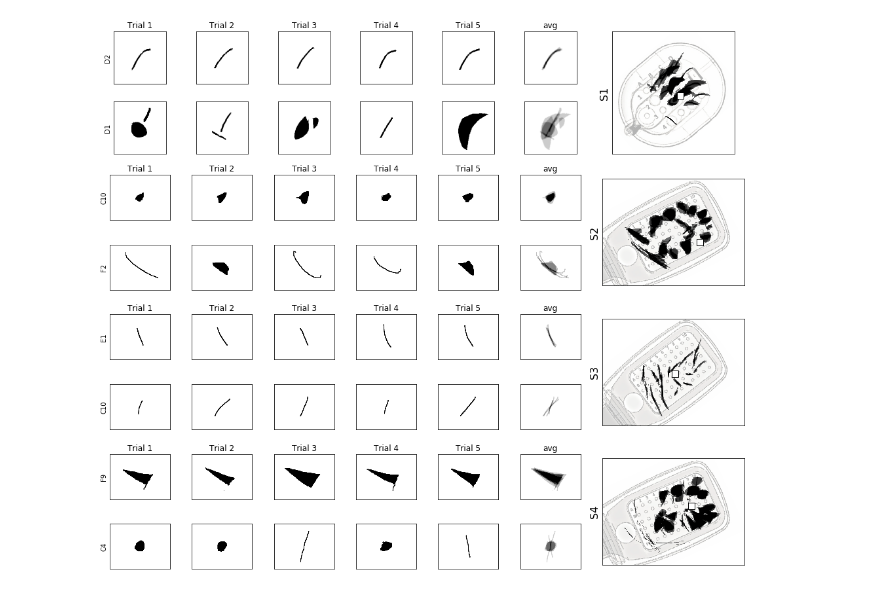
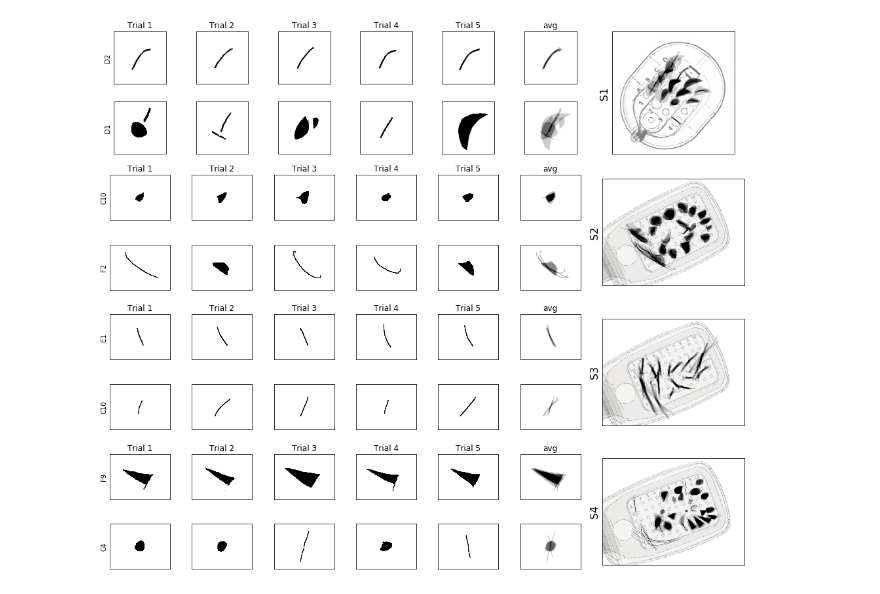
Before and after one commit to VisCog/ArgusShapes, a Jupyter notebook: figures/fig2-phosphene-shape.ipynb, the cells around one changed output. Cells and saved outputs as stored; diff of their text form; code cells hidden in the pictures.

```diff
--- a/figures/fig2-phosphene-shape.ipynb
+++ b/figures/fig2-phosphene-shape.ipynb
@@ -76,5 +14,5 @@ px_argus2 = np.array([
 # %%
 datafolder = os.environ['ARGUS_SHAPES_DATA']
 subjectdata = argus_shapes.load_subjects(os.path.join(datafolder, 'subjects.csv'))
-subjectdata['scale'] = pd.Series([1, 1.25, 2, 0.75], index=subjectdata.index)
-subjectdata
+subjectdata['scale'] = pd.Series([0.75, 1, 2, 0.5], index=subjectdata.index)
+subjects = subjectdata.index.sort_values()
@@ -173,37 +37,37 @@ scale_trials = 2.5
 
 for s, subject in enumerate(subjects):
     ax1 = plt.subplot2grid((2 * len(subjects), 8), (s * 2, 6), rowspan=2, colspan=2)
-    plot_phosphenes_on_array(ax1, subject, Xymu, subjectdata)
+    argus_shapes.viz.plot_phosphenes_on_array(ax1, subject, Xymu, subjectdata, show_fovea=False)
     ax1.set_xticks([])
     ax1.set_yticks([])
     ax1.set_ylabel(subject, fontsize=16)
     for r, bw in enumerate(['best', 'worst']):
         electrode = best_worst.loc[subject, bw]
         idx_drawings = np.logical_and(Xy.subject == subject, Xy.electrode == electrode)
         for c, (_, drawing) in enumerate(Xy[idx_drawings].iterrows()):
             ax2 = plt.subplot2grid((2 * len(subjects), 8), (2 * s + r, c))
             img_th = argus_shapes.imgproc.get_thresholded_image(drawing['image'])
             img_th = argus_shapes.imgproc.center_phosphene(img_th)
             img_th = argus_shapes.imgproc.scale_phosphene(img_th, scale_trials)
             ax2.imshow(1 - img_th, cmap='gray')
             ax2.set_xticks([])
             ax2.set_yticks([])
             if c == 0:
                 ax2.set_ylabel(electrode)
             if r == 0:
                 ax2.set_title('Trial %d' % (c + 1))
         ax3 = plt.subplot2grid((2 * len(subjects), 8), (2 * s + r, 5))
         idx_drawings = np.logical_and(Xymu.subject == subject, Xymu.electrode == electrode)
         img_avg = ymu.loc[idx_drawings, 'image'].values[0]
         img_avg = argus_shapes.imgproc.center_phosphene(img_avg)
         img_avg = argus_shapes.imgproc.scale_phosphene(img_avg, scale_trials)
         ax3.imshow(1 - img_avg, cmap='gray')
         if r == 0:
             ax3.set_title('avg')
         ax3.set_xticks([])
         ax3.set_yticks([])
 fig.tight_layout()
 fig.savefig('fig2-phosphene-shape.eps')
 fig.savefig('fig2-phosphene-shape.png')
 # %% [output]
-[figure, old version]
+[figure, new version]
```
Also changed, not shown: parts of 8 cells of this notebook, 5 other files.
